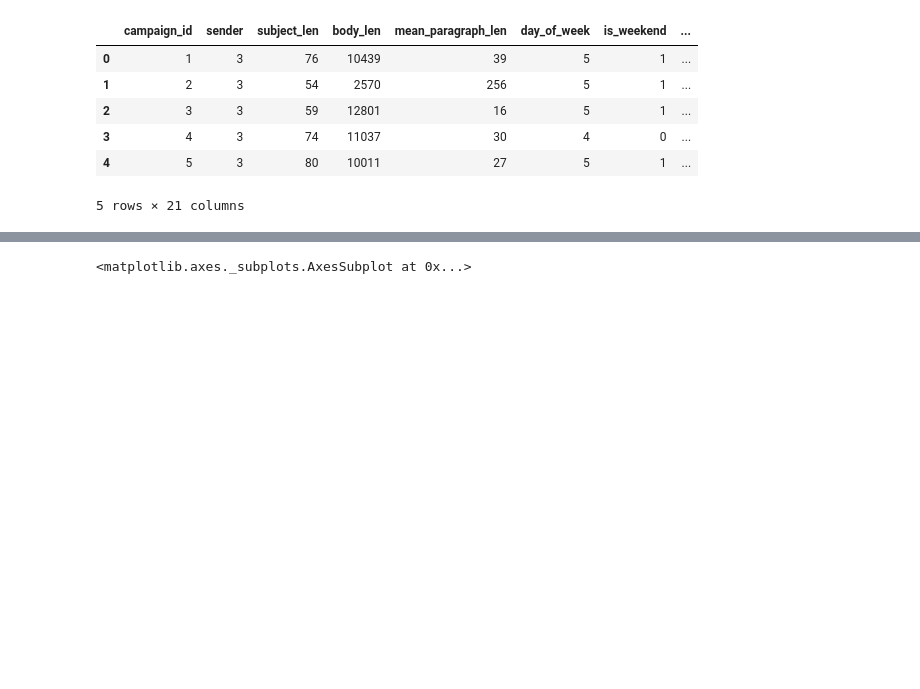
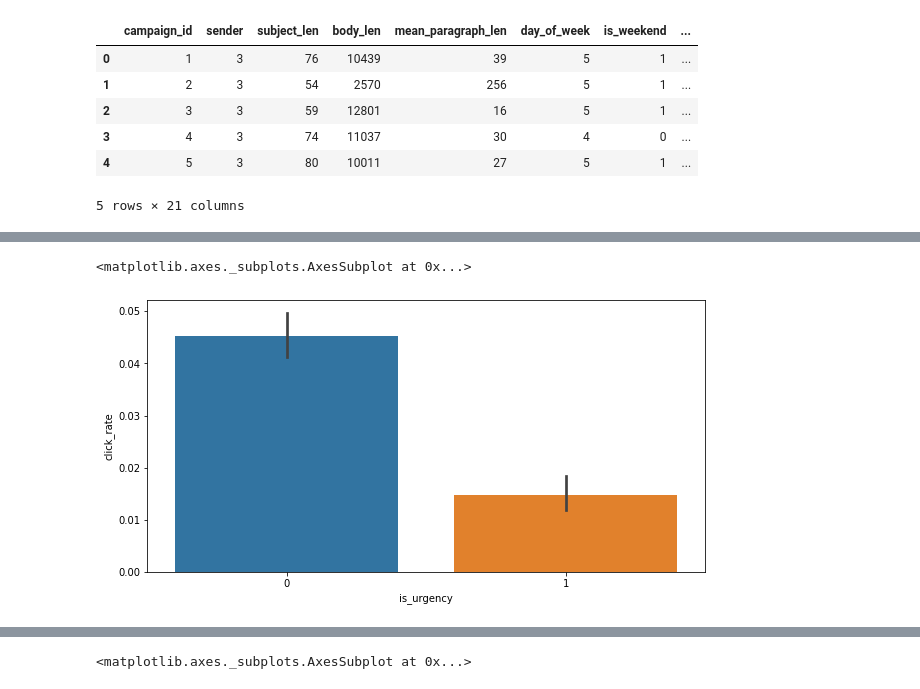
Before and after one commit to SakshamTripathi1996/CTR-for-email-campaigns, a Jupyter notebook: CTR_for_email_campaigns.ipynb, the cells around one changed output, grey strips where cells are left out. Cells and saved outputs as stored; diff of their text form; code cells hidden in the pictures; blank space fills up the shorter version.

```diff
--- a/CTR_for_email_campaigns.ipynb
+++ b/CTR_for_email_campaigns.ipynb
@@ -229,0 +260,7 @@ data.head()
+# %%
+#click rae vs is_urgency
+plt.figure(figsize=(10,5))
+sns.barplot(data.is_urgency,data.click_rate)
+# %% [output]
+<matplotlib.axes._subplots.AxesSubplot at 0x...>
+[figure, added]
```
Also changed, not shown: parts of 27 cells of this notebook.
